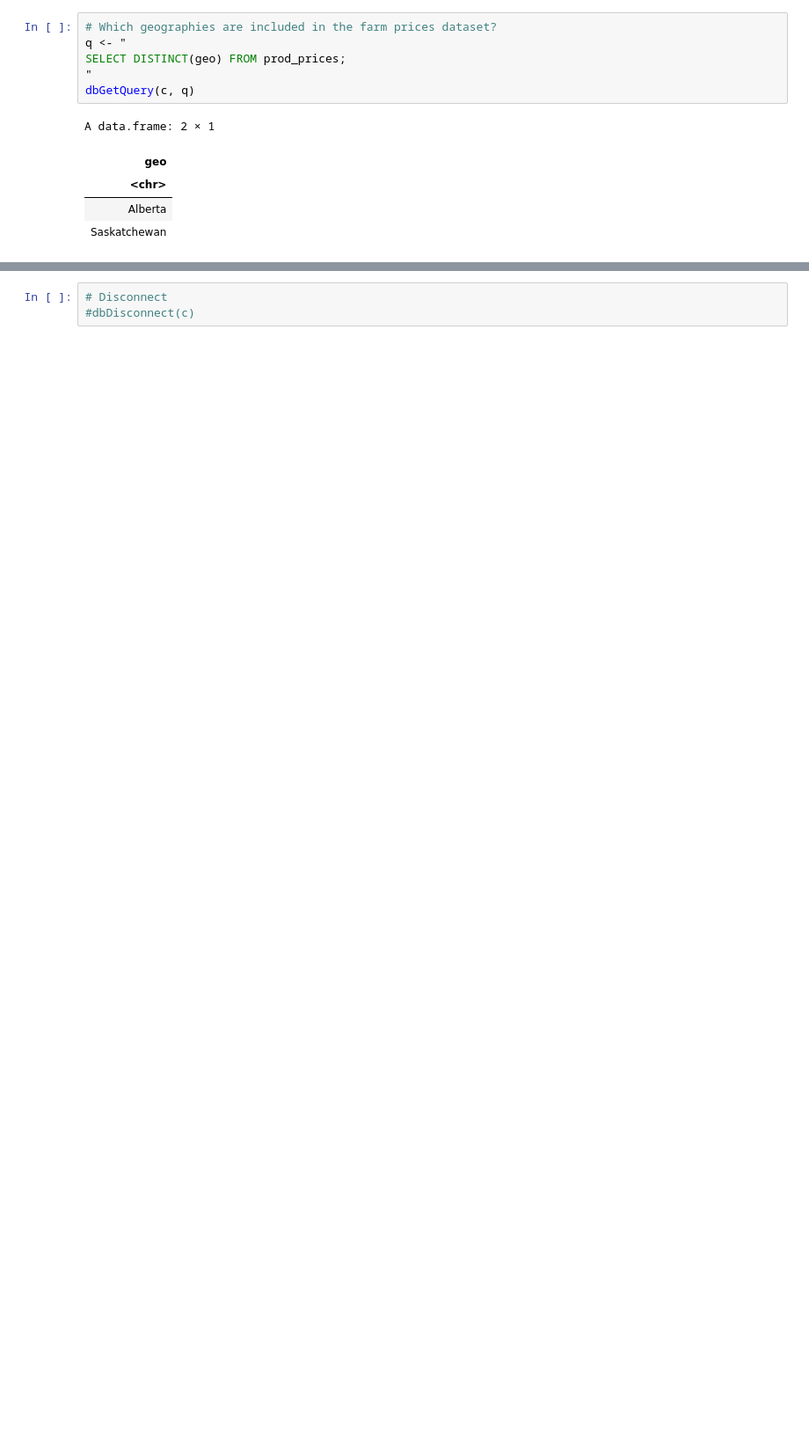
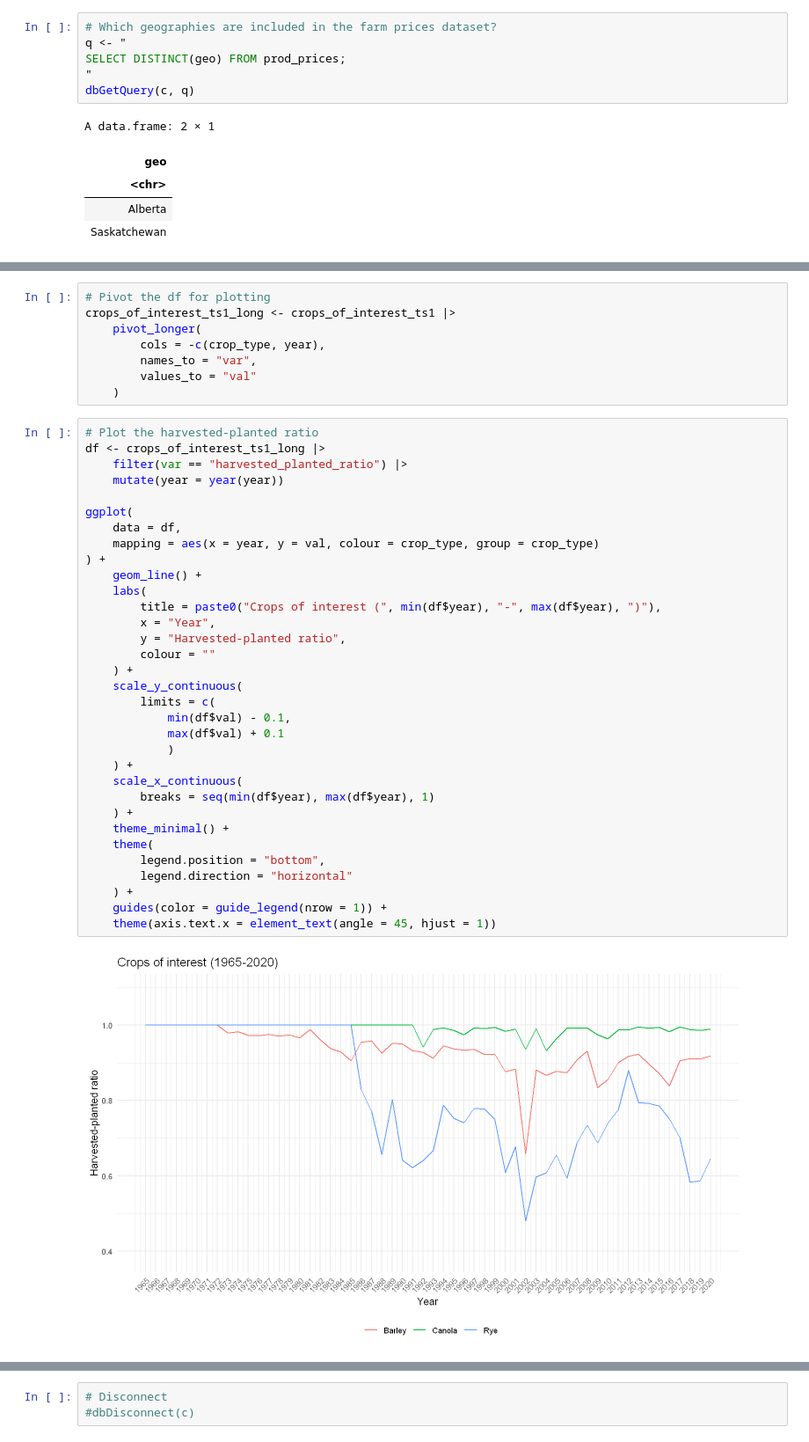
Before and after one commit to tros01/ibm_data_analyst, a Jupyter notebook: r_m6_annual_crop_data-final_project.ipynb, the cells around one changed output, grey strips where cells are left out. Shown at 88% size. Saved outputs shown, nothing was run; the diff lists cells and outputs as text; blank space fills up the shorter version.

```diff
--- a/r_m6_annual_crop_data-final_project.ipynb
+++ b/r_m6_annual_crop_data-final_project.ipynb
@@ -493,0 +322,43 @@ ggplot(a, aes(x = date, y = val, color = var)) +
+# %%
+# Pivot the df for plotting
+crops_of_interest_ts1_long <- crops_of_interest_ts1 |>
+    pivot_longer(
+        cols = -c(crop_type, year),
+        names_to = "var",
+        values_to = "val"
+    )
+# %%
+# Plot the harvested-planted ratio
+df <- crops_of_interest_ts1_long |>
+    filter(var == "harvested_planted_ratio") |>
+    mutate(year = year(year))
+
+ggplot(
+    data = df,
+    mapping = aes(x = year, y = val, colour = crop_type, group = crop_type)
+) +
+    geom_line() +
+    labs(
+        title = paste0("Crops of interest (", min(df$year), "-", max(df$year), ")"),
+        x = "Year",
+        y = "Harvested-planted ratio",
+        colour = ""
+    ) +
+    scale_y_continuous(
+        limits = c(
+            min(df$val) - 0.1,
+            max(df$val) + 0.1
+            )
+    ) +
+    scale_x_continuous(
+        breaks = seq(min(df$year), max(df$year), 1)
+    ) +
+    theme_minimal() +
+    theme(
+        legend.position = "bottom",
+        legend.direction = "horizontal"
+    ) +
+    guides(color = guide_legend(nrow = 1)) +
+    theme(axis.text.x = element_text(angle = 45, hjust = 1))
+# %% [output]
+[figure, added]
```
Also changed, not shown: parts of 28 cells of this notebook.
